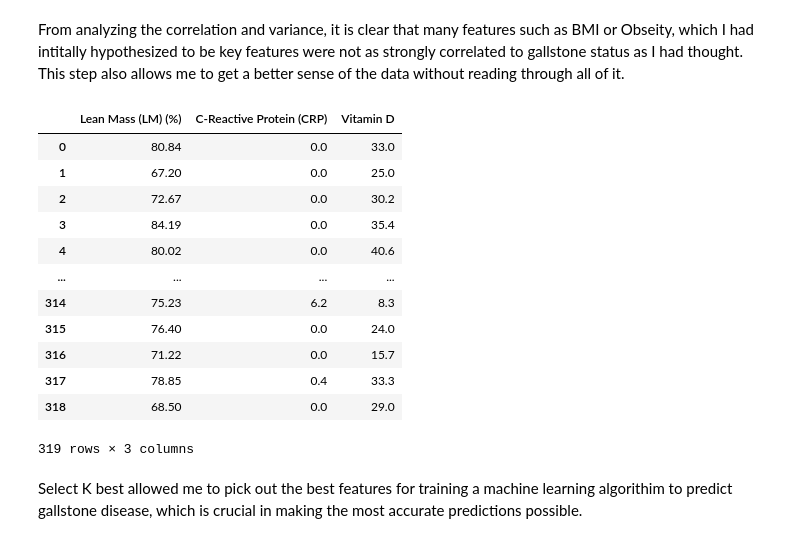
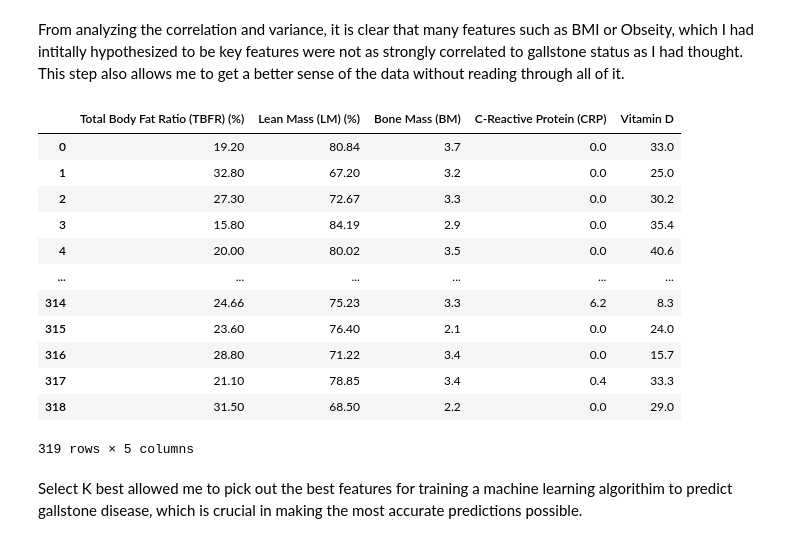
Before and after one commit to DanielT118/Gallstones-Research-Project, a Jupyter notebook: Gallstones_Research_Project.ipynb, the cells around one changed output. Cells and saved outputs as stored; diff of their text form; code cells hidden in the pictures.

```diff
--- a/Gallstones_Research_Project.ipynb
+++ b/Gallstones_Research_Project.ipynb
@@ -152,28 +152,28 @@ From analyzing the correlation and variance, it is clear that many features such
 # %%
 features = df.drop('Gallstone Status', axis = 1)
 label = df['Gallstone Status']
 
 from sklearn.feature_selection import SelectKBest
 
-selector = SelectKBest(k = 3)
+selector = SelectKBest(k = 5)
 selector.fit_transform(features, label)
 
 best_features = df[selector.get_feature_names_out()]
 best_features
 # %% [output]
-|  | Lean Mass (LM) (%) | C-Reactive Protein (CRP) | Vitamin D |
-| 0 | 80.84 | 0.0 | 33.0 |
-| 1 | 67.20 | 0.0 | 25.0 |
-| 2 | 72.67 | 0.0 | 30.2 |
-| 3 | 84.19 | 0.0 | 35.4 |
-| 4 | 80.02 | 0.0 | 40.6 |
-| ... | ... | ... | ... |
-| 314 | 75.23 | 6.2 | 8.3 |
-| 315 | 76.40 | 0.0 | 24.0 |
-| 316 | 71.22 | 0.0 | 15.7 |
-| 317 | 78.85 | 0.4 | 33.3 |
-| 318 | 68.50 | 0.0 | 29.0 |
+|  | Total Body Fat Ratio (TBFR) (%) | Lean Mass (LM) (%) | Bone Mass (BM) | C-Reactive Protein (CRP) | Vitamin D |
+| 0 | 19.20 | 80.84 | 3.7 | 0.0 | 33.0 |
+| 1 | 32.80 | 67.20 | 3.2 | 0.0 | 25.0 |
+| 2 | 27.30 | 72.67 | 3.3 | 0.0 | 30.2 |
+| 3 | 15.80 | 84.19 | 2.9 | 0.0 | 35.4 |
+| 4 | 20.00 | 80.02 | 3.5 | 0.0 | 40.6 |
+| ... | ... | ... | ... | ... | ... |
+| 314 | 24.66 | 75.23 | 3.3 | 6.2 | 8.3 |
+| 315 | 23.60 | 76.40 | 2.1 | 0.0 | 24.0 |
+| 316 | 28.80 | 71.22 | 3.4 | 0.0 | 15.7 |
+| 317 | 21.10 | 78.85 | 3.4 | 0.4 | 33.3 |
+| 318 | 31.50 | 68.50 | 2.2 | 0.0 | 29.0 |
-319 rows × 3 columns
+319 rows × 5 columns
 # %% [markdown]
 Select K best allowed me to pick out the best features for training a machine learning algorithim to predict gallstone disease, which is crucial in making the most accurate predictions possible.
 # %%
```
Also changed, not shown: parts of 9 cells of this notebook.
